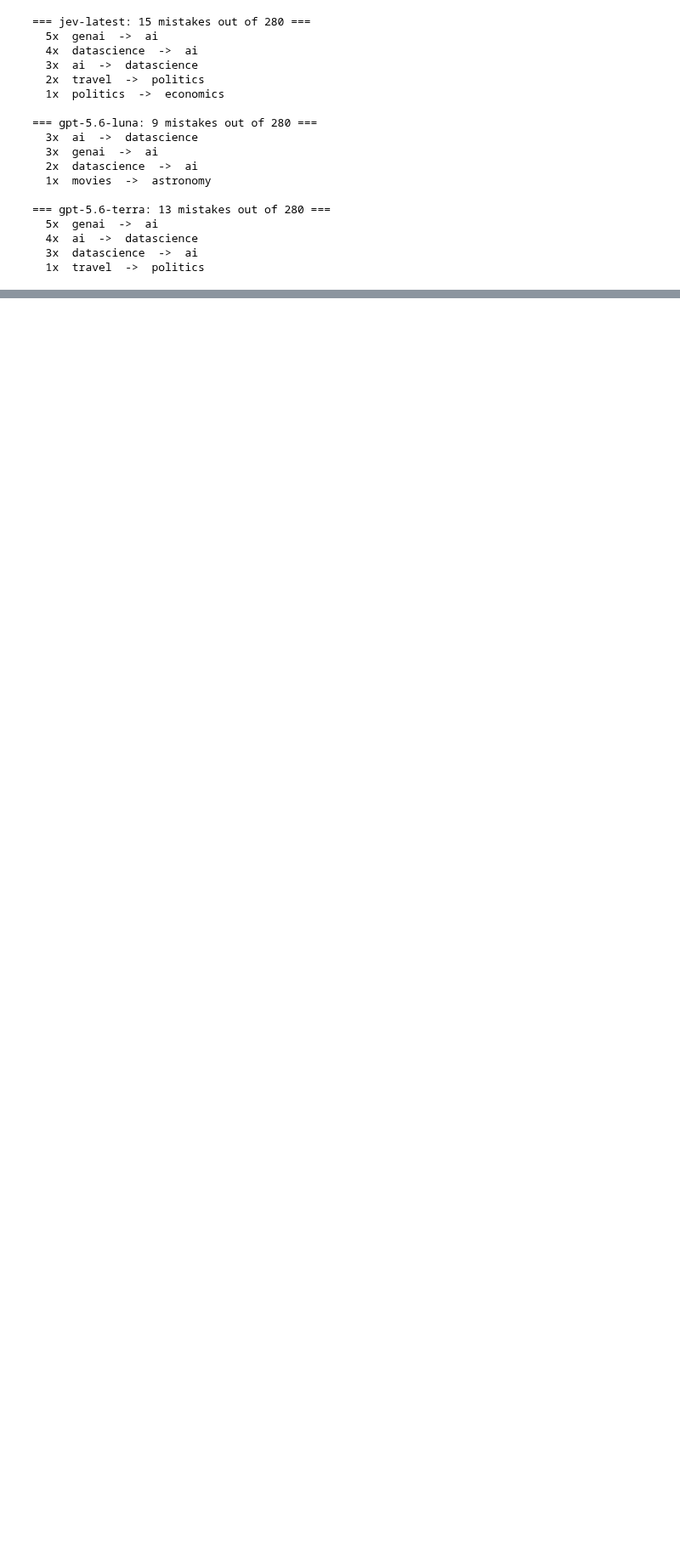
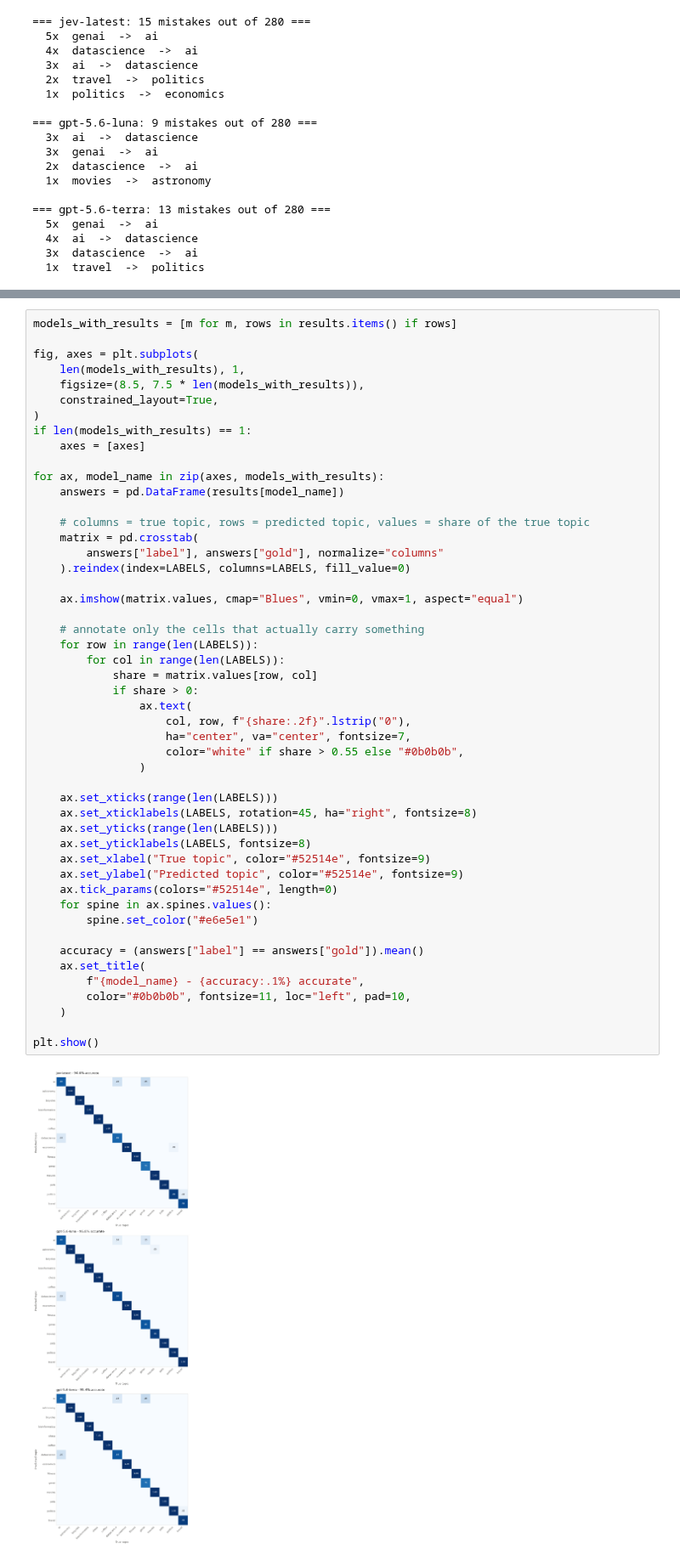
Before and after one commit to miptgirl/miptgirl_medium, a Jupyter notebook: jev/benchmark_stackexchange.ipynb, the cells around one changed output, grey strips where cells are left out. Shown at 85% size. Saved outputs shown, nothing was run; the diff lists cells and outputs as text; blank space fills up the shorter version.

```diff
--- a/jev/benchmark_stackexchange.ipynb
+++ b/jev/benchmark_stackexchange.ipynb
@@ -488,0 +499,51 @@ for model_name, answers in results.items():
+# %%
+models_with_results = [m for m, rows in results.items() if rows]
+
+fig, axes = plt.subplots(
+    len(models_with_results), 1,
+    figsize=(8.5, 7.5 * len(models_with_results)),
+    constrained_layout=True,
+)
+if len(models_with_results) == 1:
+    axes = [axes]
+
+for ax, model_name in zip(axes, models_with_results):
+    answers = pd.DataFrame(results[model_name])
+
+    # columns = true topic, rows = predicted topic, values = share of the true topic
+    matrix = pd.crosstab(
+        answers["label"], answers["gold"], normalize="columns"
+    ).reindex(index=LABELS, columns=LABELS, fill_value=0)
+
+    ax.imshow(matrix.values, cmap="Blues", vmin=0, vmax=1, aspect="equal")
+
+    # annotate only the cells that actually carry something
+    for row in range(len(LABELS)):
+        for col in range(len(LABELS)):
+            share = matrix.values[row, col]
+            if share > 0:
+                ax.text(
+                    col, row, f"{share:.2f}".lstrip("0"),
+                    ha="center", va="center", fontsize=7,
+                    color="white" if share > 0.55 else "#0b0b0b",
+                )
+
+    ax.set_xticks(range(len(LABELS)))
+    ax.set_xticklabels(LABELS, rotation=45, ha="right", fontsize=8)
+    ax.set_yticks(range(len(LABELS)))
+    ax.set_yticklabels(LABELS, fontsize=8)
+    ax.set_xlabel("True topic", color="#52514e", fontsize=9)
+    ax.set_ylabel("Predicted topic", color="#52514e", fontsize=9)
+    ax.tick_params(colors="#52514e", length=0)
+    for spine in ax.spines.values():
+        spine.set_color("#e6e5e1")
+
+    accuracy = (answers["label"] == answers["gold"]).mean()
+    ax.set_title(
+        f"{model_name} - {accuracy:.1%} accurate",
+        color="#0b0b0b", fontsize=11, loc="left", pad=10,
+    )
+
+plt.show()
+# %% [output]
+[figure, added]
```
Also changed, not shown: parts of 9 cells of this notebook, 1 other file.
